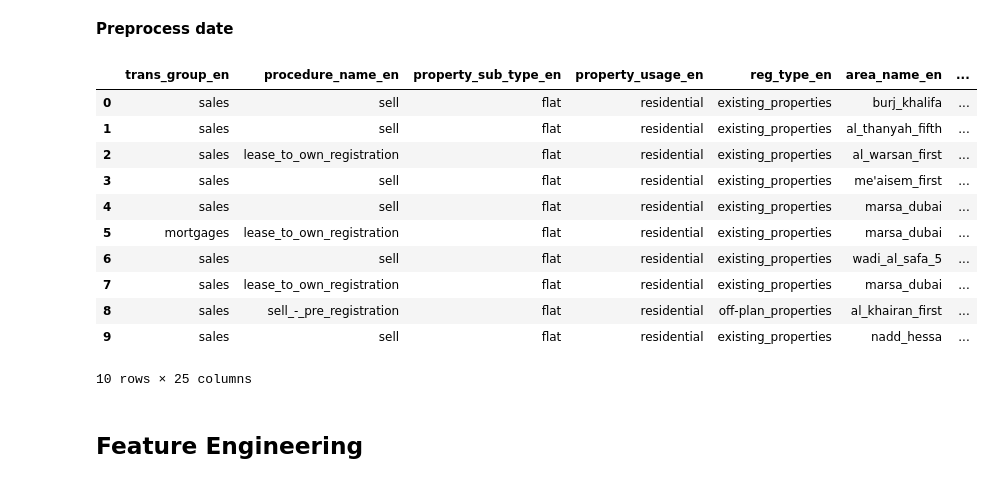
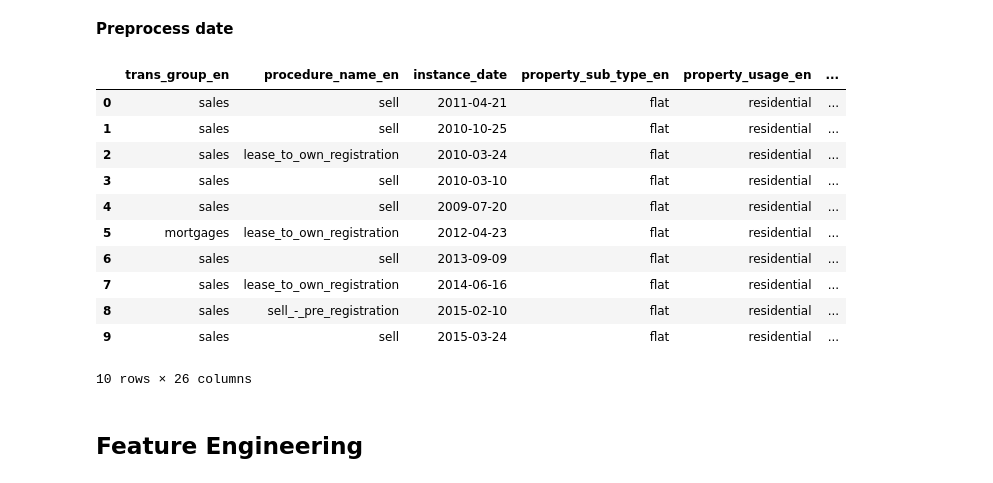
Before and after one commit to ssuljo/dld_transactions_analytics, a Jupyter notebook: data_preparation.ipynb, the cells around one changed output. Saved outputs shown, nothing was run; the diff lists cells and outputs as text; code cells hidden in the pictures.

```diff
--- a/data_preparation.ipynb
+++ b/data_preparation.ipynb
@@ -214,7 +217,12 @@ parking                    4
 Name: count, dtype: int64
 # %%
 # Remain only observations of specific property_sub_type_en
-data = data[data['property_sub_type_en'].isin(['flat', 'villa', 'hotel_apartment', 'hotel_rooms', 'stacked_townhouses'])]
+data = data[data['property_sub_type_en'].isin(
+    ['flat',
+     'villa',
+     'hotel_apartment',
+     'hotel_rooms',
+     'stacked_townhouses'])]
 # %%
 # Analyze rooms_en feature
 data['rooms_en'].value_counts()
@@ -488,43 +475,33 @@ data_cleaned = data.drop(columns_to_drop, axis=1).reset_index(drop=True)
 # %%
 # Extract date components
 data_cleaned['year'] = data_cleaned['instance_date'].dt.year
 data_cleaned['month'] = data_cleaned['instance_date'].dt.month
 data_cleaned['day'] = data_cleaned['instance_date'].dt.day
 data_cleaned['dayofweek'] = data_cleaned['instance_date'].dt.dayofweek
 data_cleaned['dayofyear'] = data_cleaned['instance_date'].dt.dayofyear
 data_cleaned['is_month_start'] = data_cleaned['instance_date'].dt.is_month_start.astype(int)
 data_cleaned['is_month_end'] = data_cleaned['instance_date'].dt.is_month_end.astype(int)
 
 # Optional: Cyclical encoding for month and day
 data_cleaned['month_sin'] = np.sin(2 * np.pi * data_cleaned['month'] / 12)
 data_cleaned['month_cos'] = np.cos(2 * np.pi * data_cleaned['month'] / 12)
 data_cleaned['day_sin'] = np.sin(2 * np.pi * data_cleaned['day'] / 31)
 data_cleaned['day_cos'] = np.cos(2 * np.pi * data_cleaned['day'] / 31)
 
-# Drop the original date column
-data_cleaned = data_cleaned.drop(columns=['instance_date'])
-
-# # Specify the columns to scale
-# columns_to_scale = ['year', 'month', 'day', 'dayofweek', 'dayofyear', 'is_month_start', 'is_month_end', 'month_sin', 'month_cos', 'day_sin', 'day_cos']
-
-# # Apply StandardScaler only to the specified columns
-# scaler = StandardScaler()
-# data[columns_to_scale] = scaler.fit_transform(data[columns_to_scale])
-
 data_cleaned.head(10)
 # %% [output]
-|  | trans_group_en | procedure_name_en | property_sub_type_en | property_usage_en | reg_type_en | area_name_en | ... |
-| 0 | sales | sell | flat | residential | existing_properties | burj_khalifa | ... |
-| 1 | sales | sell | flat | residential | existing_properties | al_thanyah_fifth | ... |
-| 2 | sales | lease_to_own_registration | flat | residential | existing_properties | al_warsan_first | ... |
-| 3 | sales | sell | flat | residential | existing_properties | me'aisem_first | ... |
-| 4 | sales | sell | flat | residential | existing_properties | marsa_dubai | ... |
-| 5 | mortgages | lease_to_own_registration | flat | residential | existing_properties | marsa_dubai | ... |
-| 6 | sales | sell | flat | residential | existing_properties | wadi_al_safa_5 | ... |
-| 7 | sales | lease_to_own_registration | flat | residential | existing_properties | marsa_dubai | ... |
-| 8 | sales | sell_-_pre_registration | flat | residential | off-plan_properties | al_khairan_first | ... |
-| 9 | sales | sell | flat | residential | existing_properties | nadd_hessa | ... |
+|  | trans_group_en | procedure_name_en | instance_date | property_sub_type_en | property_usage_en | ... |
+| 0 | sales | sell | 2011-04-21 | flat | residential | ... |
+| 1 | sales | sell | 2010-10-25 | flat | residential | ... |
+| 2 | sales | lease_to_own_registration | 2010-03-24 | flat | residential | ... |
+| 3 | sales | sell | 2010-03-10 | flat | residential | ... |
+| 4 | sales | sell | 2009-07-20 | flat | residential | ... |
+| 5 | mortgages | lease_to_own_registration | 2012-04-23 | flat | residential | ... |
+| 6 | sales | sell | 2013-09-09 | flat | residential | ... |
+| 7 | sales | lease_to_own_registration | 2014-06-16 | flat | residential | ... |
+| 8 | sales | sell_-_pre_registration | 2015-02-10 | flat | residential | ... |
+| 9 | sales | sell | 2015-03-24 | flat | residential | ... |
-10 rows × 25 columns
+10 rows × 26 columns
 # %% [markdown]
 ## Feature Engineering
 # %% [markdown]
```
Also changed, not shown: parts of 14 cells of this notebook.
